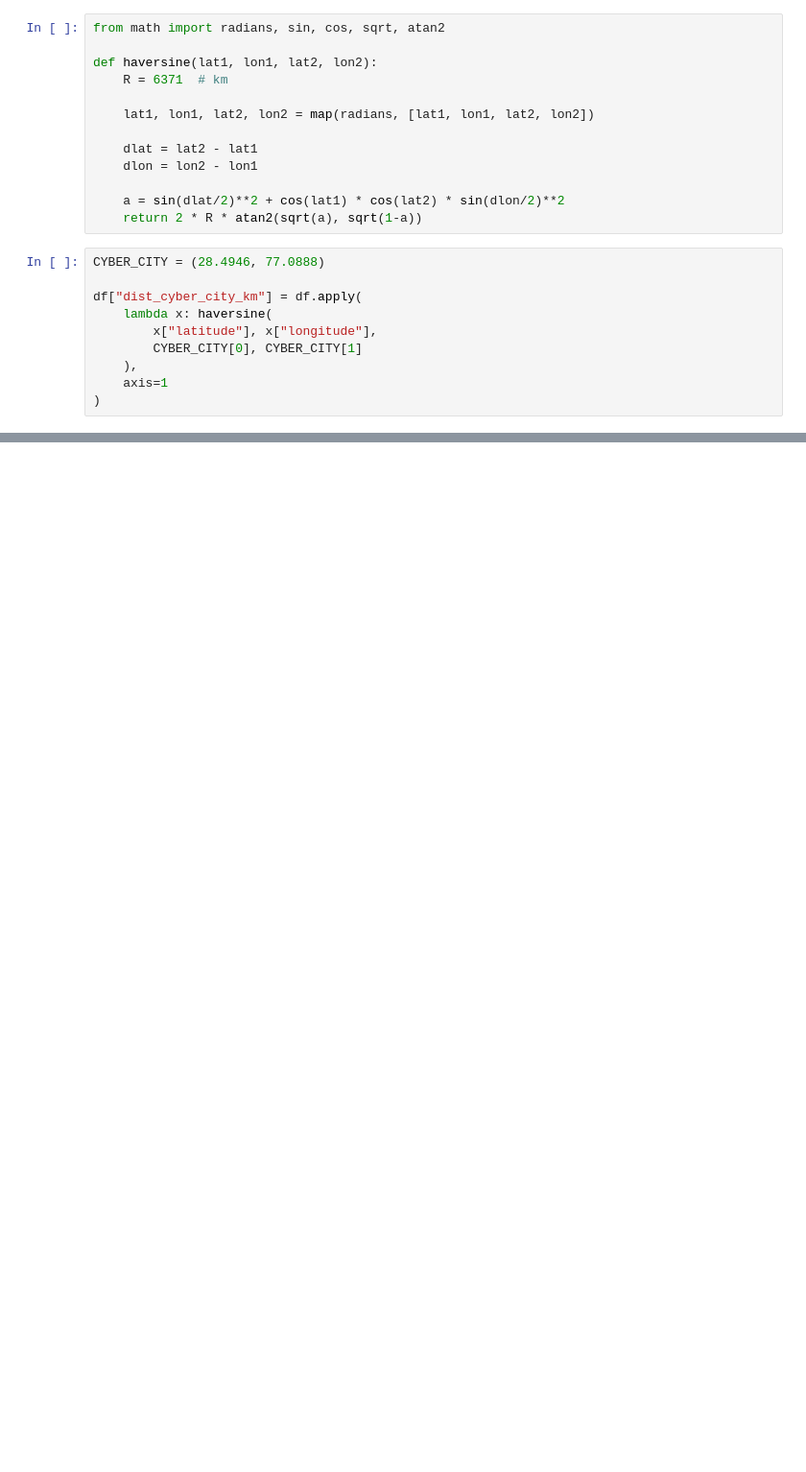
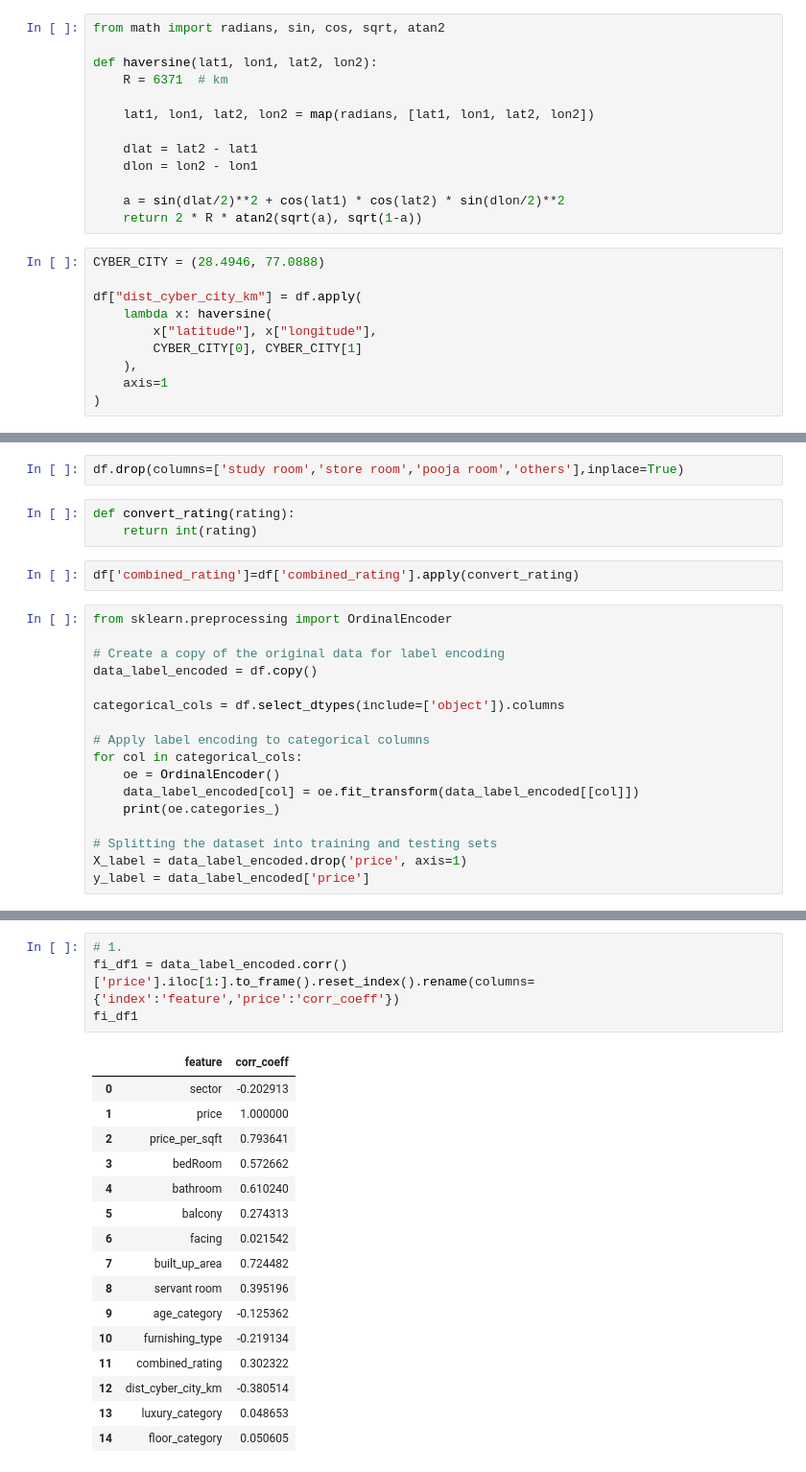
Before and after one commit to SurbhitParashar/RealEstate-ML-CapstoneProject, a Jupyter notebook: featureSelection/feature-selection-v2.ipynb, the cells around one changed output, grey strips where cells are left out. Shown at 96% size. Cells and saved outputs as stored; diff of their text form; blank space fills up the shorter version.

```diff
--- a/featureSelection/feature-selection-v2.ipynb
+++ b/featureSelection/feature-selection-v2.ipynb
@@ -194,0 +369,24 @@ Name: price, dtype: float64
+# %%
+df.drop(columns=['study room','store room','pooja room','others'],inplace=True)
+# %%
+def convert_rating(rating):
+    return int(rating)
+# %%
+df['combined_rating']=df['combined_rating'].apply(convert_rating)
+# %%
+from sklearn.preprocessing import OrdinalEncoder
+
+# Create a copy of the original data for label encoding
+data_label_encoded = df.copy()
+
+categorical_cols = df.select_dtypes(include=['object']).columns
+
+# Apply label encoding to categorical columns
+for col in categorical_cols:
+    oe = OrdinalEncoder()
+    data_label_encoded[col] = oe.fit_transform(data_label_encoded[[col]])
+    print(oe.categories_)
+
+# Splitting the dataset into training and testing sets
+X_label = data_label_encoded.drop('price', axis=1)
+y_label = data_label_encoded['price']
@@ -194,0 +411,21 @@ Name: price, dtype: float64
+# %%
+# 1.
+fi_df1 = data_label_encoded.corr()['price'].iloc[1:].to_frame().reset_index().rename(columns={'index':'feature','price':'corr_coeff'})
+fi_df1
+# %% [output]
+|  | feature | corr_coeff |
+| 0 | sector | -0.202913 |
+| 1 | price | 1.000000 |
+| 2 | price_per_sqft | 0.793641 |
+| 3 | bedRoom | 0.572662 |
+| 4 | bathroom | 0.610240 |
+| 5 | balcony | 0.274313 |
+| 6 | facing | 0.021542 |
+| 7 | built_up_area | 0.724482 |
+| 8 | servant room | 0.395196 |
+| 9 | age_category | -0.125362 |
+| 10 | furnishing_type | -0.219134 |
+| 11 | combined_rating | 0.302322 |
+| 12 | dist_cyber_city_km | -0.380514 |
+| 13 | luxury_category | 0.048653 |
+| 14 | floor_category | 0.050605 |
```
Also changed, not shown: parts of 29 cells of this notebook.
